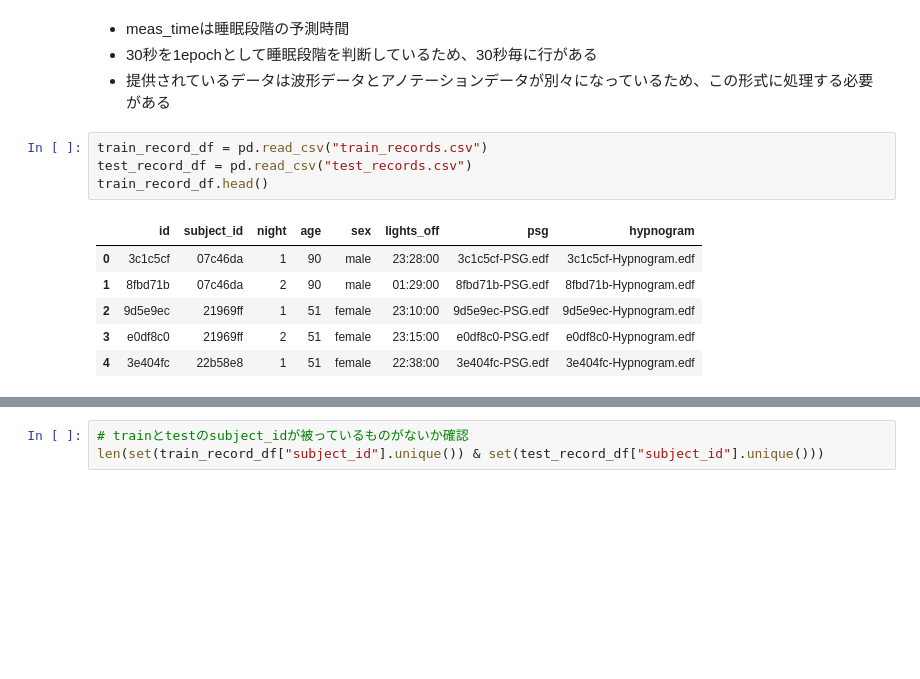
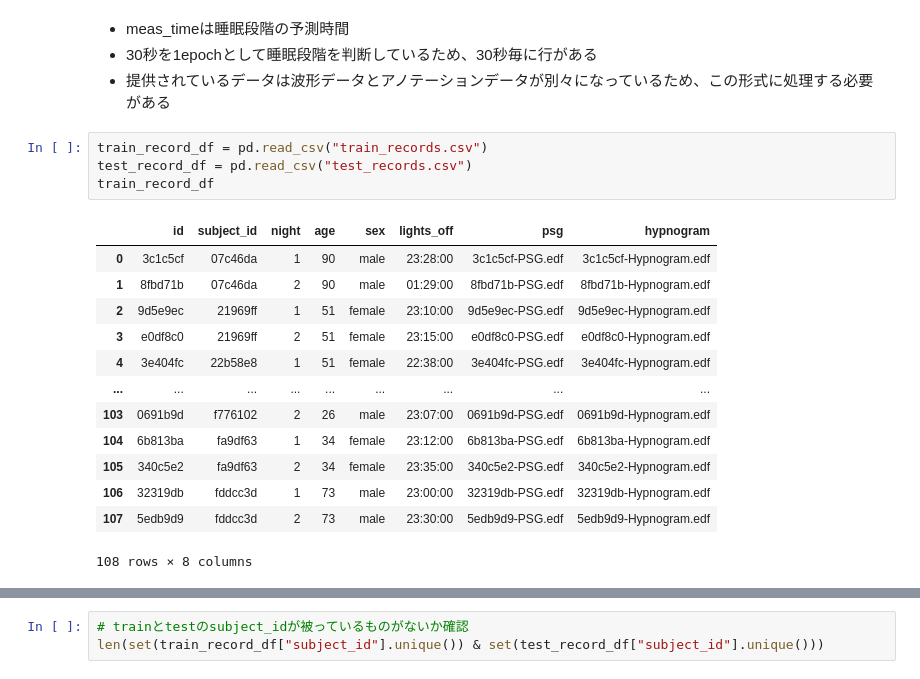
Before and after one commit to masachika-kamada/sleep-stage-detection, a Jupyter notebook: tutorial.ipynb, the cells around one changed output, grey strips where cells are left out. Cells and saved outputs as stored; diff of their text form; blank space fills up the shorter version.

```diff
--- a/tutorial.ipynb
+++ b/tutorial.ipynb
@@ -37,12 +37,19 @@ sample_submission_df.head()
 # %%
 train_record_df = pd.read_csv("train_records.csv")
 test_record_df = pd.read_csv("test_records.csv")
-train_record_df.head()
+train_record_df
 # %% [output]
 |  | id | subject_id | night | age | sex | lights_off | psg | hypnogram |
 | 0 | 3c1c5cf | 07c46da | 1 | 90 | male | 23:28:00 | 3c1c5cf-PSG.edf | 3c1c5cf-Hypnogram.edf |
 | 1 | 8fbd71b | 07c46da | 2 | 90 | male | 01:29:00 | 8fbd71b-PSG.edf | 8fbd71b-Hypnogram.edf |
 | 2 | 9d5e9ec | 21969ff | 1 | 51 | female | 23:10:00 | 9d5e9ec-PSG.edf | 9d5e9ec-Hypnogram.edf |
 | 3 | e0df8c0 | 21969ff | 2 | 51 | female | 23:15:00 | e0df8c0-PSG.edf | e0df8c0-Hypnogram.edf |
 | 4 | 3e404fc | 22b58e8 | 1 | 51 | female | 22:38:00 | 3e404fc-PSG.edf | 3e404fc-Hypnogram.edf |
+| ... | ... | ... | ... | ... | ... | ... | ... | ... |
+| 103 | 0691b9d | f776102 | 2 | 26 | male | 23:07:00 | 0691b9d-PSG.edf | 0691b9d-Hypnogram.edf |
+| 104 | 6b813ba | fa9df63 | 1 | 34 | female | 23:12:00 | 6b813ba-PSG.edf | 6b813ba-Hypnogram.edf |
+| 105 | 340c5e2 | fa9df63 | 2 | 34 | female | 23:35:00 | 340c5e2-PSG.edf | 340c5e2-Hypnogram.edf |
+| 106 | 32319db | fddcc3d | 1 | 73 | male | 23:00:00 | 32319db-PSG.edf | 32319db-Hypnogram.edf |
+| 107 | 5edb9d9 | fddcc3d | 2 | 73 | male | 23:30:00 | 5edb9d9-PSG.edf | 5edb9d9-Hypnogram.edf |
+108 rows × 8 columns
 # %%
```
Also changed, not shown: parts of 20 cells of this notebook.
